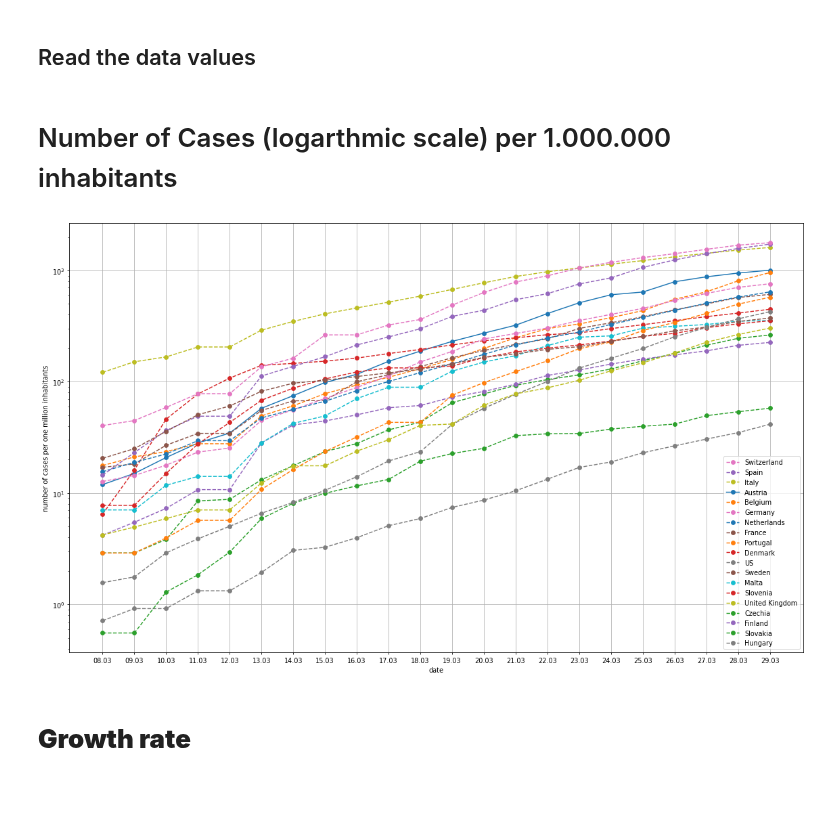
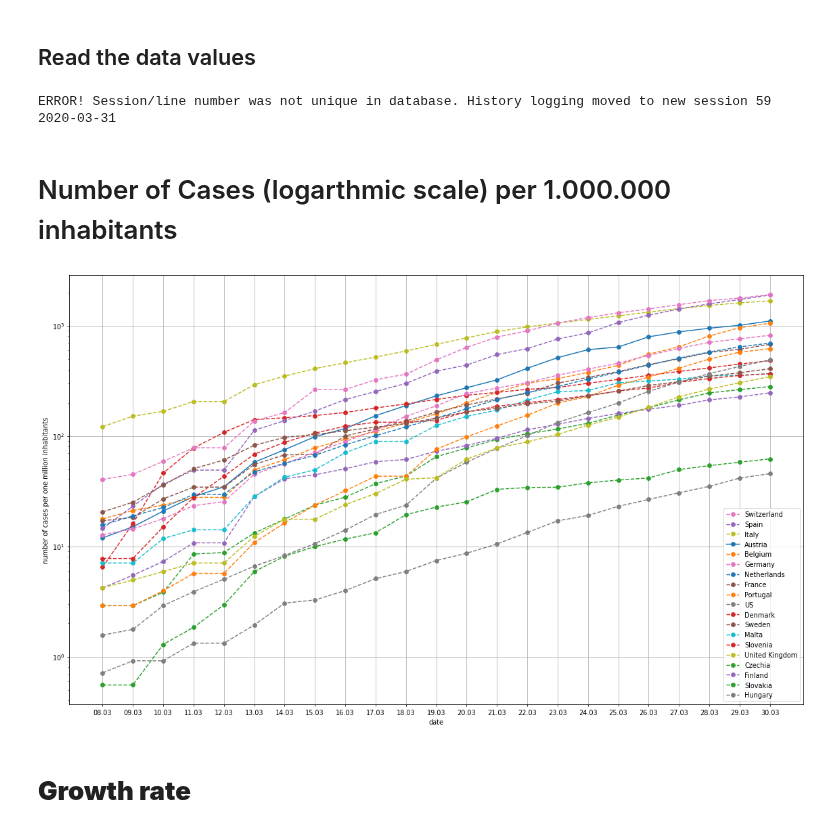
Before and after one commit to human-centered-ai-lab/app-covid-19-playground, a Jupyter notebook: covid_19_playground.ipynb, the cells around one changed output. Cells and saved outputs as stored; diff of their text form; code cells hidden in the pictures; blank space fills up the shorter version.

```diff
--- a/covid_19_playground.ipynb
+++ b/covid_19_playground.ipynb
@@ -50,7 +50,14 @@ end_date   = date(2020, 3, 30)
 
 
 endDateForDiagram  = ( datetime.now()+timedelta(days=1)).date()
-endDateForDiagram  =  date(2020, 3, 30)
+endDateForDiagram  =  datetime.now().date()
+
+#endDateForDiagram  =  date(2020, 3, 30)
+
+print (endDateForDiagram)
+# %% [output]
+ERROR! Session/line number was not unique in database. History logging moved to new session 59
+2020-03-31
 # %% [markdown]
 
 # Number of Cases (logarthmic scale) per 1.000.000 inhabitants
@@ -65,7 +72,7 @@ plt.figure( figsize=(width_in_inches, height_in_inches), dpi=dots_per_inch)
 
 datesToInspect = []
 x_axis_data = [];
-for single_date in daterange(start_date, end_date):
+for single_date in daterange(start_date, endDateForDiagram):
     x_axis_data.append(single_date.strftime("%d.%m"))
     datesToInspect.append(single_date.strftime("%Y-%-m-%-d"))
 
@@ -76,34 +83,34 @@ i = 0
 for c in countriesOfInterest:
         y_axis_data = []
         for dataindex in datesToInspect:
             datafromonecontry = data[c]
             for daydata in datafromonecontry:
                 #print (daydata['date'], dataindex)
                 if daydata['date'] == dataindex:
                     cc = daydata['confirmed']
                     normalizedcc = cc * 1000000 / population[c]
                     v = normalizedcc
                     numberToOrder[i] = v
                     y_axis_data.append(v)
         ls = 'solid' if c == 'Austria' else '--'
         lines, = plt.plot(x_axis_data,  y_axis_data, label=c, linestyle=ls, marker='o')
         labels.append (c)
         i = i + 1
 
 LabelOrdering = []
 for e in sorted(numberToOrder.items(), key=lambda x: x[1], reverse=True):
   LabelOrdering.append (e[0])
 
 plt.yscale('log')
 plt.xlabel("date")
 plt.ylabel("number of cases per one million inhabitants")
 plt.grid(True)
 
 handles, labels = plt.gca().get_legend_handles_labels()
 plt.legend([handles[idx] for idx in LabelOrdering],[labels[idx] for idx in LabelOrdering], loc='lower right')
 plt.show()
 # %% [output]
-[figure, old version]
+[figure, new version]
 # %% [markdown]
 # **Growth rate**
 # %%
```
Also changed, not shown: parts of 1 cell of this notebook.
